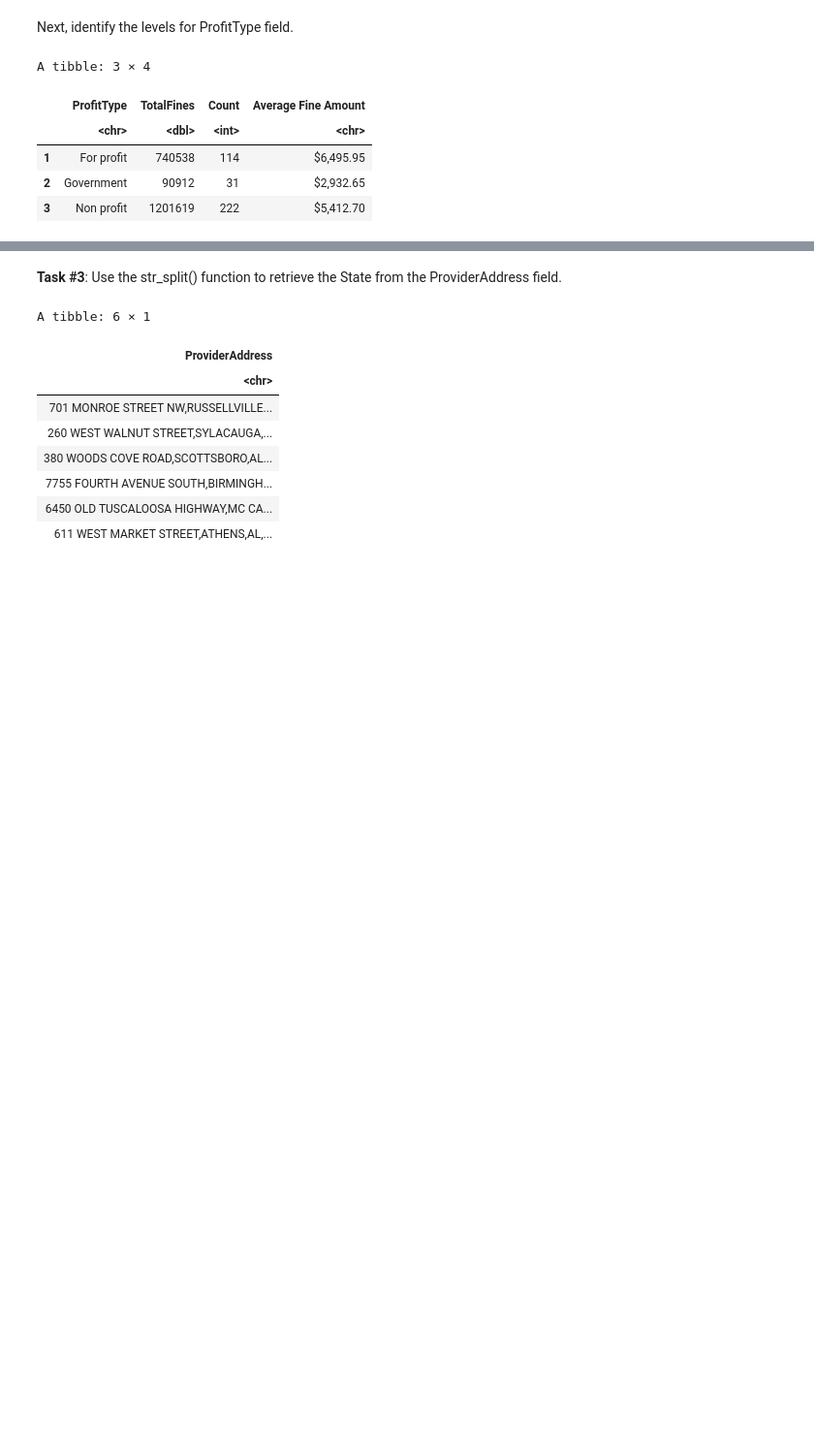
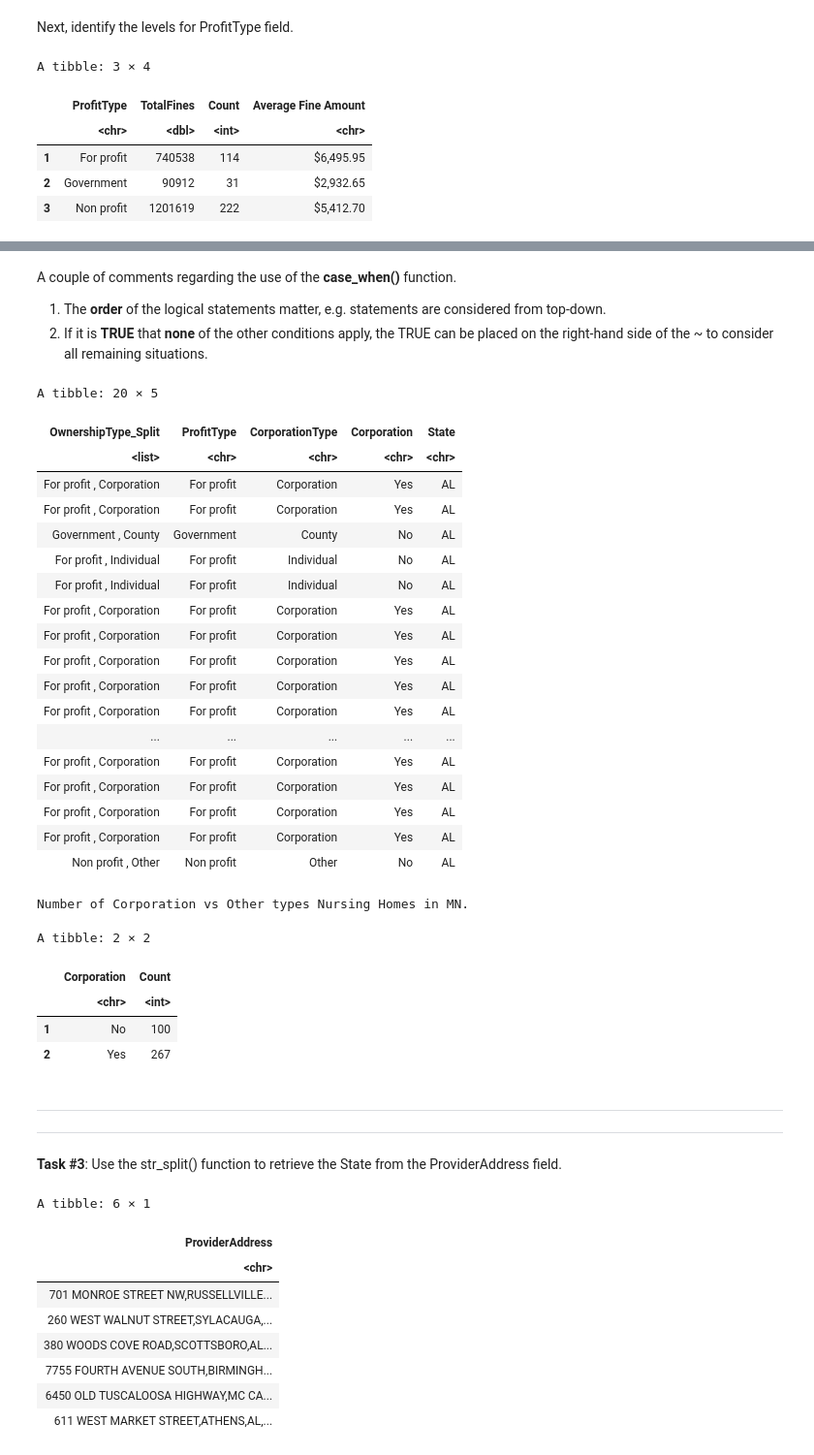
Before and after one commit to yardsale8/DSCI325, a Jupyter notebook: Module3_Part3_R.ipynb, the cells around one changed output, grey strips where cells are left out. Shown at 97% size. Drawn from its saved outputs; the diff is of its cells as text; code cells hidden in the pictures; blank space fills up the shorter version.

```diff
--- a/Module3_Part3_R.ipynb
+++ b/Module3_Part3_R.ipynb
@@ -691,3 +910,69 @@ A tibble: 3 × 4
+# %% [markdown]
+A couple of comments regarding the use of the <strong>case_when()</strong> function.
+
+
+1.   The <strong>order</strong> of the logical statements matter, e.g. statements are considered from top-down.
+2.   If it is <strong>TRUE</strong> that <strong>none</strong> of the other conditions apply, the TRUE can be placed on the right-hand side of the ~ to consider all remaining situations.
+# %%
+(
+ NursingHomes_OwnershipSplit
+  %>% mutate(Corporation =
+                          case_when(
+                                    str_trim(CorporationType) == "Corporation" ~ "Yes",
+                                    str_trim(CorporationType) == "Limited Liability company" ~ "Yes",
+                                    TRUE ~ "No"
+                          )
+
+            )
+   %>% select(OwnershipType_Split, ProfitType, CorporationType, Corporation, State)
+ ) -> temp
+
+ head(temp,20)
+
+ #The Corporation variable can now be used, e.g. count the number of Corporation type nursing homes in MN
+cat("\n")
+cat("\n")
+cat("\n")
+cat("Number of Corporation vs Other types Nursing Homes in MN.\n")
+cat("\n")
+(
+ temp
+ %>% filter(State == "MN")
+ %>% group_by(Corporation)
+ %>% summarize(Count=n())
+)
+# %% [output]
+A tibble: 20 × 5
+| OwnershipType_Split | ProfitType | CorporationType | Corporation | State |
+| <list> | <chr> | <chr> | <chr> | <chr> |
+| For profit , Corporation | For profit | Corporation | Yes | AL |
+| For profit , Corporation | For profit | Corporation | Yes | AL |
+| Government , County | Government | County | No | AL |
+| For profit , Individual | For profit | Individual | No | AL |
+| For profit , Individual | For profit | Individual | No | AL |
+| For profit , Corporation | For profit | Corporation | Yes | AL |
+| For profit , Corporation | For profit | Corporation | Yes | AL |
+| For profit , Corporation | For profit | Corporation | Yes | AL |
+| For profit , Corporation | For profit | Corporation | Yes | AL |
+| For profit , Corporation | For profit | Corporation | Yes | AL |
+| ... | ... | ... | ... | ... |
+| For profit , Corporation | For profit | Corporation | Yes | AL |
+| For profit , Corporation | For profit | Corporation | Yes | AL |
+| For profit , Corporation | For profit | Corporation | Yes | AL |
+| For profit , Corporation | For profit | Corporation | Yes | AL |
+| Non profit , Other | Non profit | Other | No | AL |
+Number of Corporation vs Other types Nursing Homes in MN.
+A tibble: 2 × 2
+|  | Corporation | Count |
+|  | <chr> | <int> |
+| 1 | No | 100 |
+| 2 | Yes | 267 |
+# %% [markdown]
+
+
+---
+
+---
 # %% [markdown]
 **Task #3**:  Use the str_split() function to retrieve the State from the ProviderAddress field.
 # %%
```
Also changed, not shown: parts of 19 cells of this notebook.
